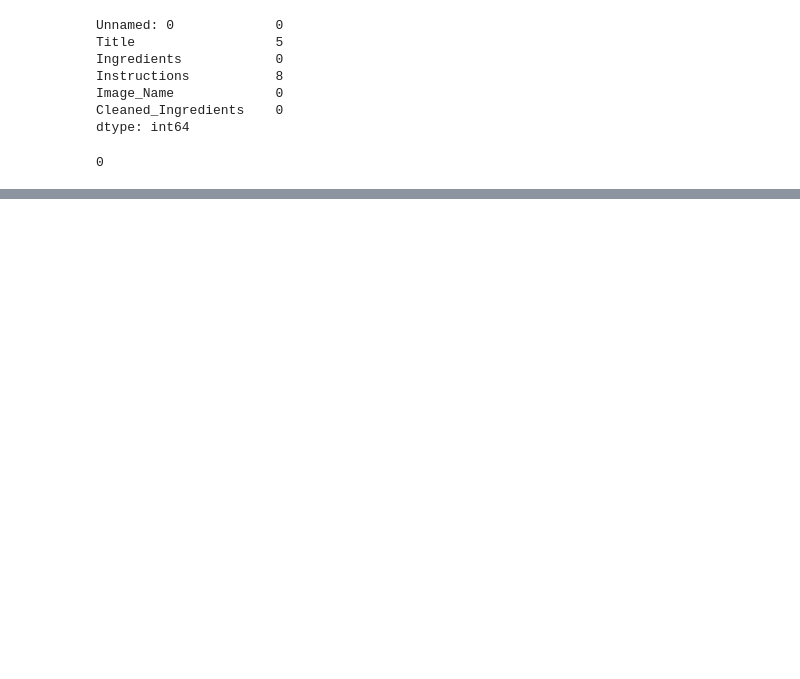
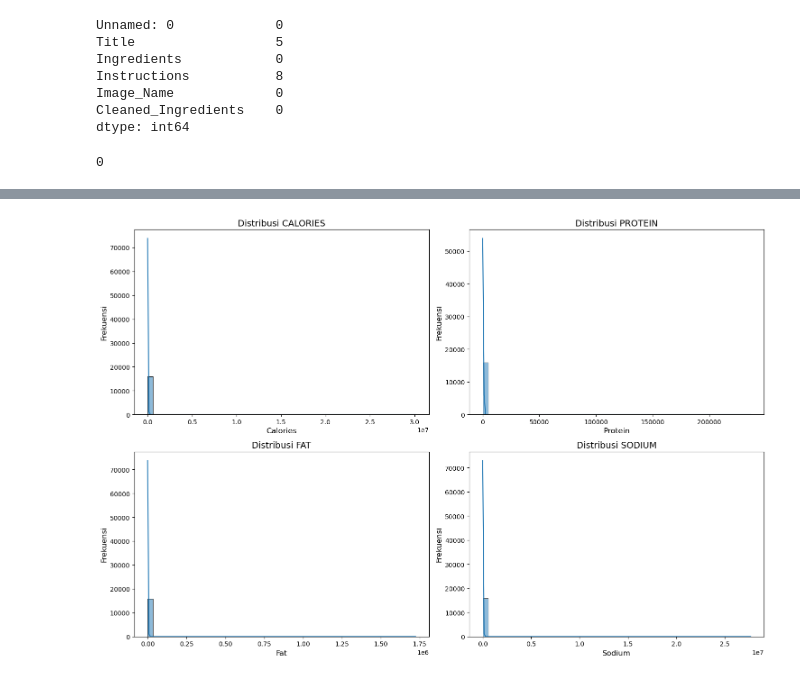
Before and after one commit to neebulaa/trofes-model, a Jupyter notebook: clean-model-script.ipynb, the cells around one changed output, grey strips where cells are left out. Saved outputs shown, nothing was run; the diff lists cells and outputs as text; code cells hidden in the pictures; blank space fills up the shorter version.

```diff
--- a/clean-model-script.ipynb
+++ b/clean-model-script.ipynb
@@ -81,0 +184,20 @@ Hasil EDA data receipt :
+# %%
+nutri_cols = ["calories", "protein", "fat", "sodium"]
+df_nutri = df_numFeature[nutri_cols]
+# %%
+plt.figure(figsize=(15, 10))
+
+for i, col in enumerate(nutri_cols):
+    plt.subplot(2, 2, i + 1) # Membuat 4 subplot (2 baris, 2 kolom)
+
+    # Menggunakan displot dengan parameter hist_kws untuk batas bin
+    sns.histplot(df_nutri[col], kde=True, bins=50)
+
+    plt.title(f'Distribusi {col.upper()}', fontsize=14)
+    plt.xlabel(col.capitalize(), fontsize=12)
+    plt.ylabel('Frekuensi', fontsize=12)
+
+plt.tight_layout()
+plt.show()
+# %% [output]
+[figure, added]
```
Also changed, not shown: parts of 92 cells of this notebook, 10 other files.
